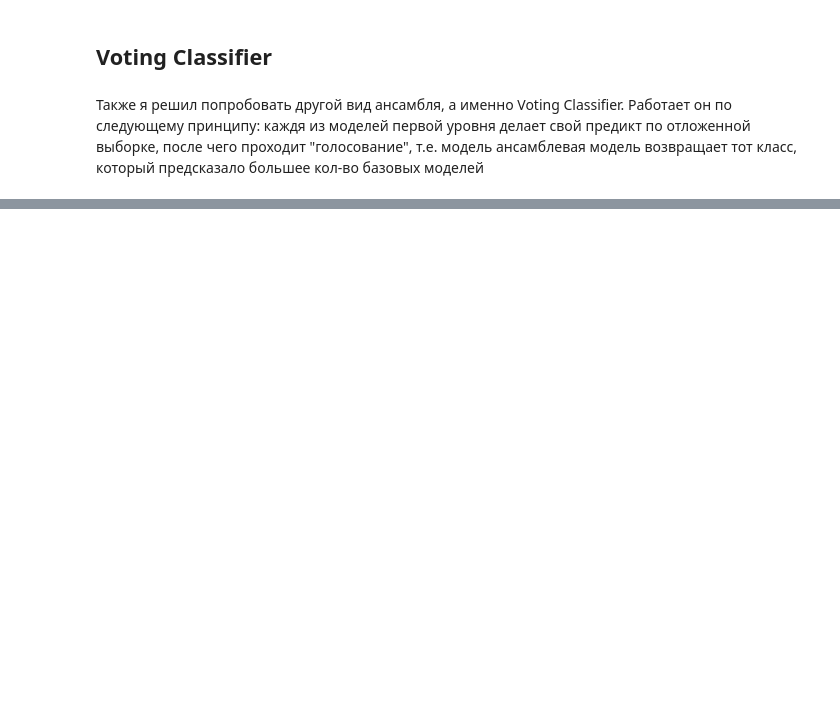
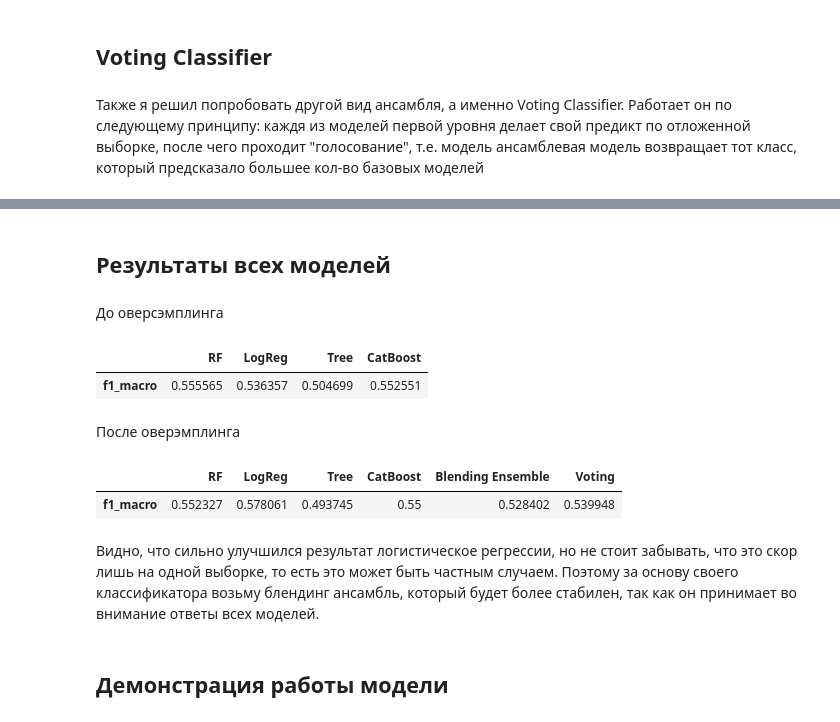
Before and after one commit to umbilnm/coursework, a Jupyter notebook: pipeline.ipynb, the cells around one changed output, grey strips where cells are left out. Drawn from its saved outputs; the diff is of its cells as text; code cells hidden in the pictures; blank space fills up the shorter version.

Commit message:
Демонстрация работы модели и вывод

```diff
--- a/pipeline.ipynb
+++ b/pipeline.ipynb
@@ -573,3 +535,6 @@ oversampled_y.to_csv('clean_data/oversampled_y')
+# %%
+oversampled_X = pd.read_csv('clean_data/oversampled_X.csv')
+oversampled_y = pd.read_csv('clean_data/oversampled_y.csv')
 # %% [markdown]
 Баланс классов до оверсэмплинга:
 # %%
@@ -851,0 +765,2 @@ weighted avg       0.72      0.68      0.69        92
+# %%
+oversampled_holdout_results['Blending Ensemble'] = f1_score(pred, y_holdout, average='macro')
@@ -911,0 +808,23 @@ weighted avg       0.74      0.68      0.70        92
+# %%
+oversampled_holdout_results['Voting'] = f1_score(pred, y_holdout, average= 'macro')
+# %% [markdown]
+## Результаты всех моделей
+# %% [markdown]
+До оверсэмплинга
+# %%
+holdout_results_before_oversampling
+# %% [output]
+|  | RF | LogReg | Tree | CatBoost |
+| f1_macro | 0.555565 | 0.536357 | 0.504699 | 0.552551 |
+# %% [markdown]
+После оверэмплинга
+# %%
+oversampled_holdout_results
+# %% [output]
+|  | RF | LogReg | Tree | CatBoost | Blending Ensemble | Voting |
+| f1_macro | 0.552327 | 0.578061 | 0.493745 | 0.55 | 0.528402 | 0.539948 |
+# %% [markdown]
+Видно, что сильно улучшился результат логистическое регрессии, но не стоит забывать, что это скор лишь на одной выборке, то есть это может быть частным случаем.
+Поэтому за основу своего классификатора возьму блендинг ансамбль, который будет более стабилен, так как он принимает во внимание ответы всех моделей.
+# %% [markdown]
+## Демонстрация работы модели
```
Also changed, not shown: parts of 38 cells of this notebook.
